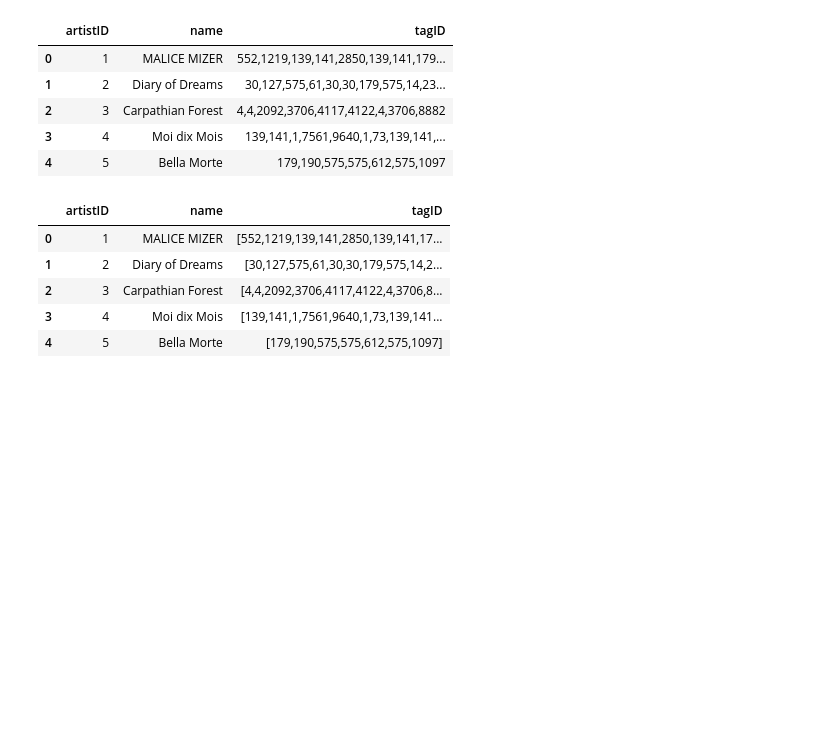
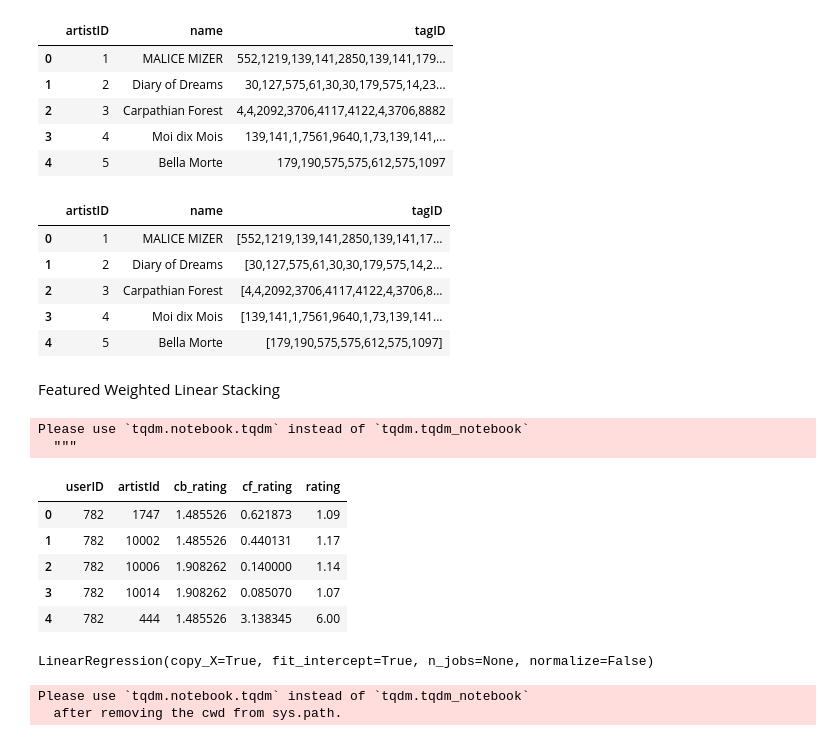
Before and after one commit to fercab24/SistemasDeRecomendacion, a Jupyter notebook: practico.ipynb, the cells around one changed output. Cells and saved outputs as stored; diff of their text form; code cells hidden in the pictures; blank space fills up the shorter version.

```diff
--- a/practico.ipynb
+++ b/practico.ipynb
@@ -677,0 +674,29 @@ artists_and_tags.head()
+# %% [markdown]
+Featured Weighted Linear Stacking
+# %%
+from tqdm import tqdm_notebook
+
+transformed_ratings_train = []
+
+for u, a, r in tqdm_notebook(ratings_train.build_testset()):
+    transformed_ratings_train.append({
+        "userID"   : u                                           ,
+        "artistId" : a                                           ,
+        "cb_rating": content_based_model.predict(u, a)           ,
+        "cf_rating": collaborative_filter_model.predict(u, a).est,
+        "rating"   : r
+    })
+
+transformed_ratings_train = pd.DataFrame(transformed_ratings_train)
+# %% [output]
+Please use `tqdm.notebook.tqdm` instead of `tqdm.tqdm_notebook`
+  """
+# %%
+transformed_ratings_train.head()
+# %% [output]
+|  | userID | artistId | cb_rating | cf_rating | rating |
+| 0 | 782 | 1747 | 1.485526 | 0.621873 | 1.09 |
+| 1 | 782 | 10002 | 1.485526 | 0.440131 | 1.17 |
+| 2 | 782 | 10006 | 1.908262 | 0.140000 | 1.14 |
+| 3 | 782 | 10014 | 1.908262 | 0.085070 | 1.07 |
+| 4 | 782 | 444 | 1.485526 | 3.138345 | 6.00 |
@@ -677,0 +741,31 @@ artists_and_tags.head()
+# %%
+# Entrenamiento del modelo
+from sklearn.linear_model import LinearRegression
+
+fwls_model = LinearRegression()
+
+feature_cols = ["{}_rating_{}".format(fm, ff) for fm in ["cb", "cf"] for ff in ["fc", "fo", "fm"]]
+
+fwls_model.fit(
+    transformed_ratings_train[feature_cols],
+    transformed_ratings_train["rating"]
+)
+# %% [output]
+LinearRegression(copy_X=True, fit_intercept=True, n_jobs=None, normalize=False)
+# %%
+# Evaluacion del modelo, hay que realizar los mismos pasos queq se hicieron para entrenarlo
+transformed_ratings_test = []
+
+for u, a, r in tqdm_notebook(ratings_test):
+    transformed_ratings_test.append({
+        "userID"   : u                                           ,
+        "artistId" : a                                           ,
+        "cb_rating": content_based_model.predict(u, a)           ,
+        "cf_rating": collaborative_filter_model.predict(u, a).est,
+        "rating"   : r
+    })
+
+transformed_ratings_test = pd.DataFrame(transformed_ratings_test)
+# %% [output]
+Please use `tqdm.notebook.tqdm` instead of `tqdm.tqdm_notebook`
+  after removing the cwd from sys.path.
```
Also changed, not shown: parts of 22 cells of this notebook, 1 other file.
